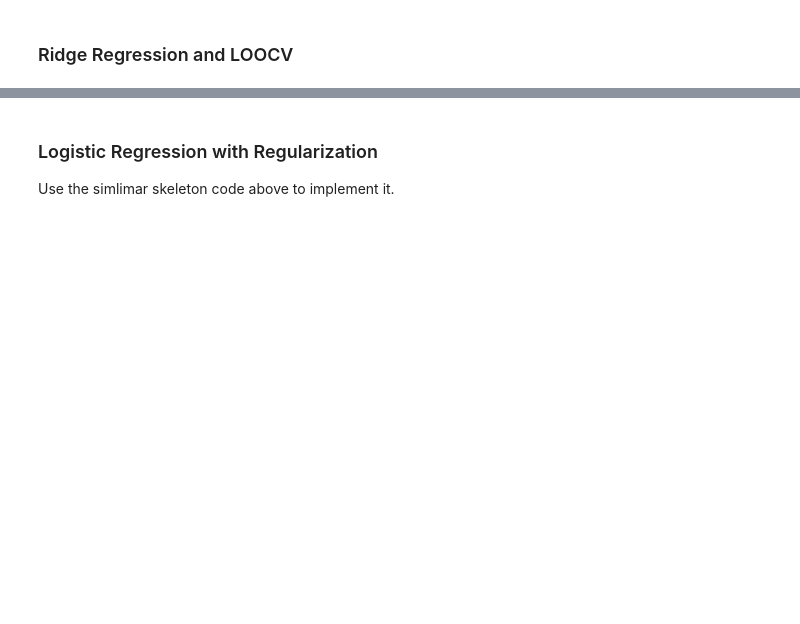
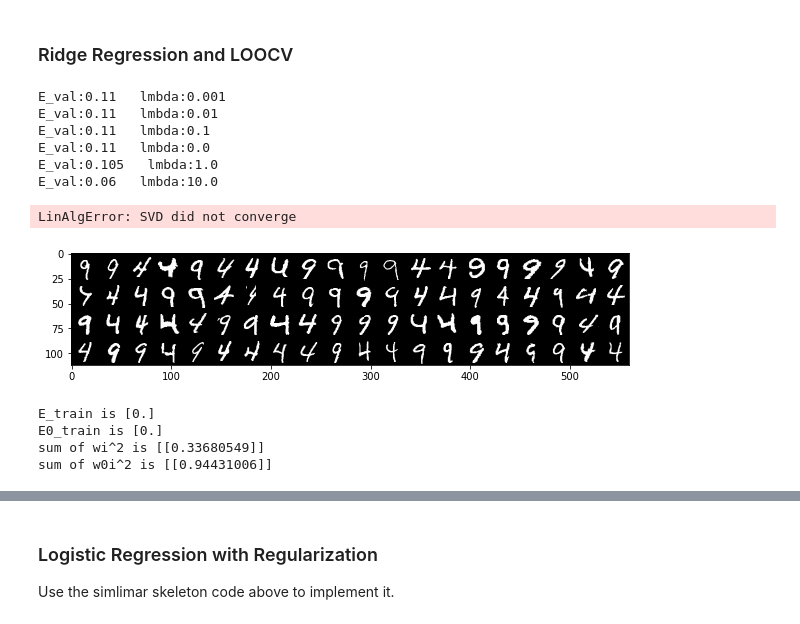
Before and after one commit to R11happy/Machine-Learning2018winter, a Jupyter notebook: ml2018winter_hw2/regularization-cross-validation/validation.ipynb, the cells around one changed output, grey strips where cells are left out. Cells and saved outputs as stored; diff of their text form; code cells hidden in the pictures; blank space fills up the shorter version.

```diff
--- a/ml2018winter_hw2/regularization-cross-validation/validation.ipynb
+++ b/ml2018winter_hw2/regularization-cross-validation/validation.ipynb
@@ -22,3 +25,10 @@ y = digit_train['y']
 digit_test = sio.loadmat('digit_test')
 X_test = digit_test['X_test']
 y_test = digit_test['y_test']
+X = X - np.mean(X, axis=1).reshape(X.shape[0], -1)
+X = X / np.std(X, axis=1).reshape(X.shape[0], -1)
+where_are_nan = np.isnan(X)
+where_are_inf = np.isinf(X)
+X[where_are_nan] = 0
+X[where_are_inf] = 0
+X[:, 20]
@@ -41,30 +69,77 @@ def show_digit(fea):
 # %%
 show_digit(X)
 # Do feature normalization here
 # begin answer
+# axis 等于几，相当于对其哪一维度进行压缩
+# 使用正则，那么必须先标准化
+X = X - np.mean(X, axis=1).reshape(X.shape[0], -1)
+X = X / np.std(X, axis=1).reshape(X.shape[0], -1)
+where_are_nan = np.isnan(X)
+where_are_inf = np.isinf(X)
+X[where_are_nan] = 0
+X[where_are_inf] = 0
+N = X.shape[1]
+# show_digit(X)
 # end answer
 
 # Do LOOCV
 lmbdas = np.array([1e-3, 1e-2, 1e-1, 0, 1, 1e1, 1e2, 1e3])
+# lmbdas = np.array([0, 1])
 lmbda = 0
 E_val_min = float('inf')
 
 from ridge import ridge
 
 for i in range(len(lmbdas)):
     E_val = 0
     for j in range(X.shape[1]):
-        X_ = __  # take point j out of X
-        y_ = __
-        w = ridge(X, y, lmbdas[i])
-        E_val = Eval + __
-
+        X_ = np.hstack((X[:, :j], X[:, j+1:]))  # take point j out of X
+        y_ = np.hstack((y[0, :j], y[0, j+1:]))
+        w = ridge(X_, y_, lmbdas[i])
+        X_val = np.append(1, X[:, j])
+        y_val = y[0, j]
+        y_pre = np.sign(np.dot(w.T, X_val))
+#         print('y_test:{},  y_pre:{}'.format(y_val, y_pre))
+        E_val = E_val + 1*(y_val != y_pre)
+    E_val = E_val / N;
+    print('E_val:{}   lmbda:{}'.format(E_val, lmbdas[i]))
     # Update lmbda according validation error
     # begin answer
+    #     Update lambda according validation error
+    if E_val < E_val_min:
+       lmbda = lmbdas[i]
+       E_val_min = E_val
     # end answer
 
-# Compute training error
-
-# Do feature normalization to X_test, y_test
-# ...
-# Compute test error
+print('lambda chosen by LOOCV is {}'.format(lmbda))
+# %% [output]
+E_val:0.11   lmbda:0.001
+E_val:0.11   lmbda:0.01
+E_val:0.11   lmbda:0.1
+E_val:0.11   lmbda:0.0
+E_val:0.105   lmbda:1.0
+E_val:0.06   lmbda:10.0
+LinAlgError: SVD did not converge
+[figure, added]
+# %%
+# Compute training error
+w = ridge(X, y, lmbda)
+w_2 = np.sqrt(np.dot(w.T, w))
+w0 = ridge(X,y, 0)
+w0_2 = np.sqrt(np.dot(w0.T, w0))
+
+num_error = 0
+num0_error = 0
+X = np.vstack((np.ones((1, X.shape[1])), X))
+for i in range(N):
+    num_error += 1*(np.sign(np.dot(w.T, X[:, i])) != y[0, i])
+    num0_error += 1*(np.sign(np.dot(w0.T, X[:, i])) != y[0, i])
+E_train = num_error / N
+E0_train = num0_error / N
+print('E_train is {}\nE0_train is {}'.format(E_train, E0_train))
+print('sum of wi^2 is {}\nsum of w0i^2 is {}'.format(w_2, w0_2))
+# %% [output]
+E_train is [0.]
+E0_train is [0.]
+sum of wi^2 is [[0.33680549]]
+sum of w0i^2 is [[0.94431006]]
```
Also changed, not shown: parts of 4 cells of this notebook, 7 other files.
